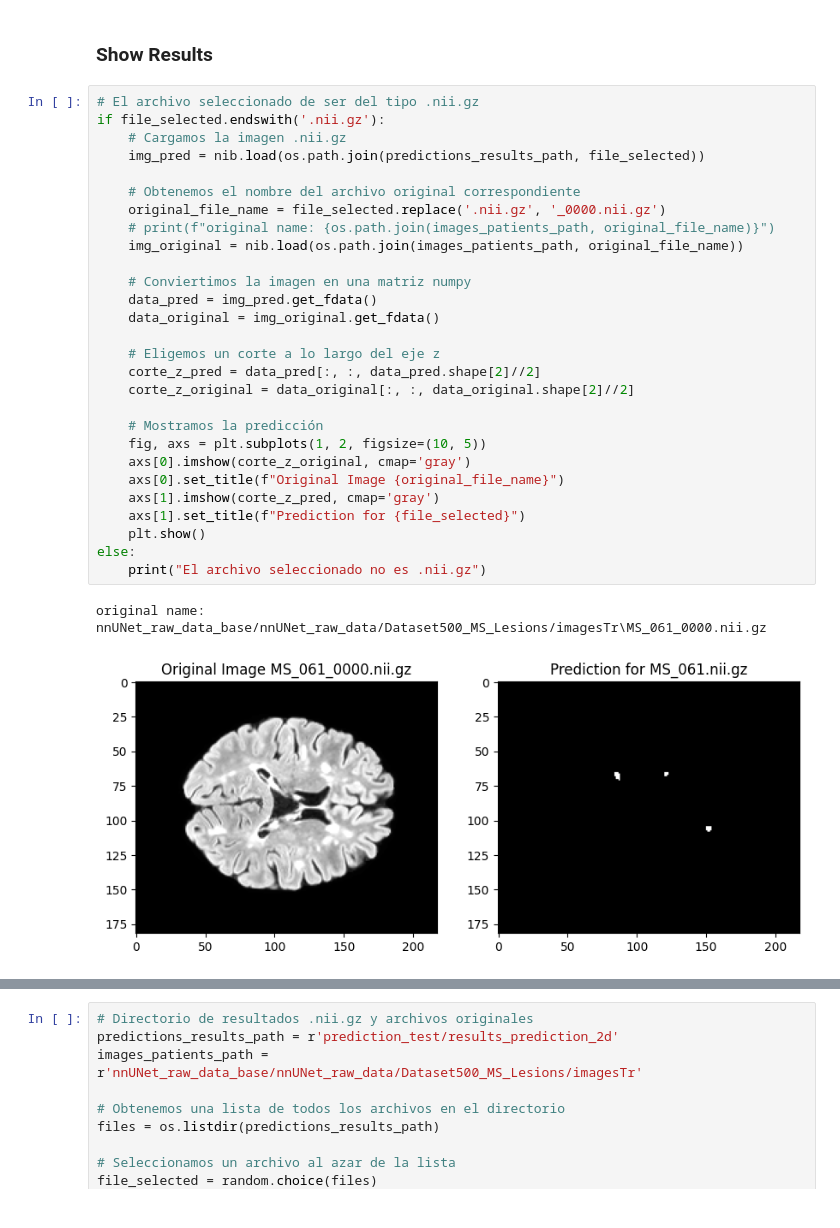
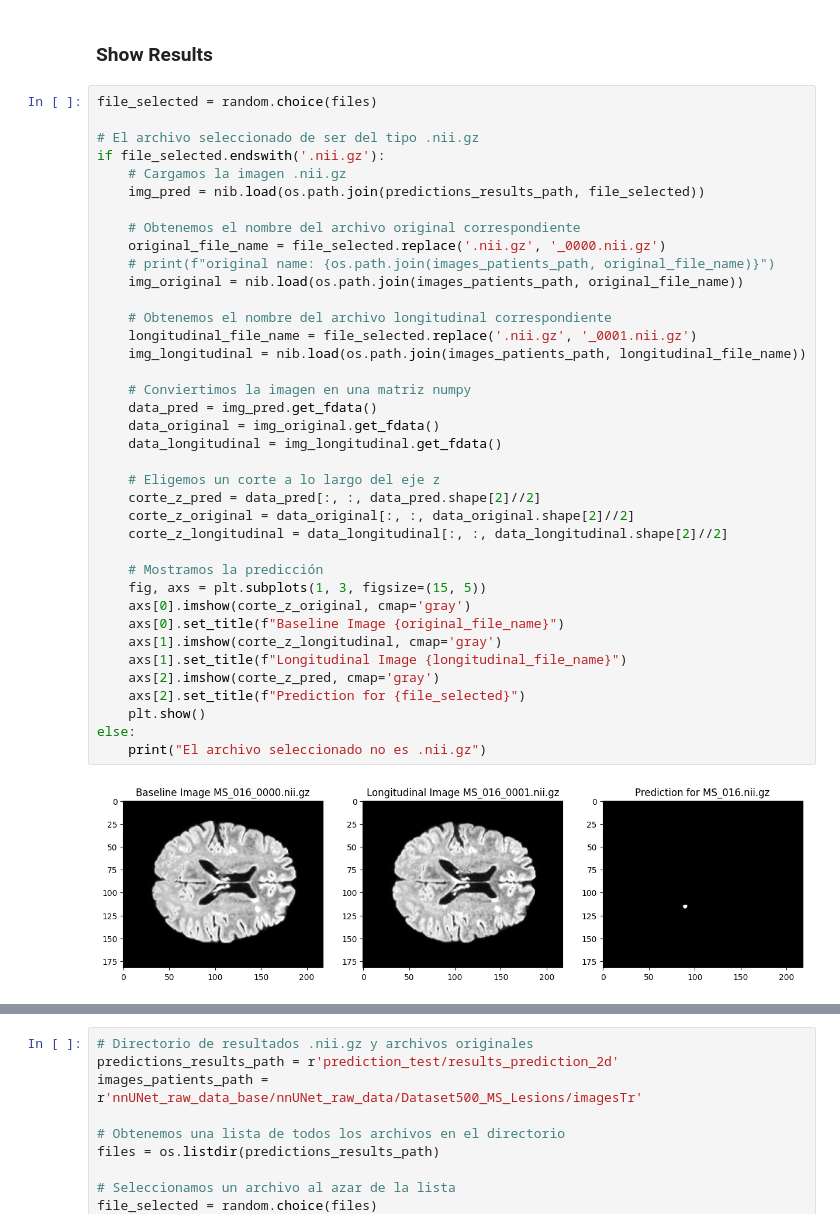
Before and after one commit to jerreyesP/MS_Segmentation_nnUNet, a Jupyter notebook: Results_Notebook.ipynb, the cells around one changed output, grey strips where cells are left out. Drawn from its saved outputs; the diff is of its cells as text.

Commit message:
Updated code for visualize the results

```diff
--- a/Results_Notebook.ipynb
+++ b/Results_Notebook.ipynb
@@ -25,33 +25,42 @@ El archivo seleccionado es: MS_061.nii.gz
 # %% [markdown]
 ### Show Results
 # %%
+file_selected = random.choice(files)
+
 # El archivo seleccionado de ser del tipo .nii.gz
 if file_selected.endswith('.nii.gz'):
     # Cargamos la imagen .nii.gz
     img_pred = nib.load(os.path.join(predictions_results_path, file_selected))
 
     # Obtenemos el nombre del archivo original correspondiente
     original_file_name = file_selected.replace('.nii.gz', '_0000.nii.gz')
     # print(f"original name: {os.path.join(images_patients_path, original_file_name)}")
     img_original = nib.load(os.path.join(images_patients_path, original_file_name))
 
+    # Obtenemos el nombre del archivo longitudinal correspondiente
+    longitudinal_file_name = file_selected.replace('.nii.gz', '_0001.nii.gz')
+    img_longitudinal = nib.load(os.path.join(images_patients_path, longitudinal_file_name))
+
     # Conviertimos la imagen en una matriz numpy
     data_pred = img_pred.get_fdata()
     data_original = img_original.get_fdata()
+    data_longitudinal = img_longitudinal.get_fdata()
 
     # Eligemos un corte a lo largo del eje z
     corte_z_pred = data_pred[:, :, data_pred.shape[2]//2]
     corte_z_original = data_original[:, :, data_original.shape[2]//2]
+    corte_z_longitudinal = data_longitudinal[:, :, data_longitudinal.shape[2]//2]
 
     # Mostramos la predicción
-    fig, axs = plt.subplots(1, 2, figsize=(10, 5))
+    fig, axs = plt.subplots(1, 3, figsize=(15, 5))
     axs[0].imshow(corte_z_original, cmap='gray')
-    axs[0].set_title(f"Original Image {original_file_name}")
-    axs[1].imshow(corte_z_pred, cmap='gray')
-    axs[1].set_title(f"Prediction for {file_selected}")
+    axs[0].set_title(f"Baseline Image {original_file_name}")
+    axs[1].imshow(corte_z_longitudinal, cmap='gray')
+    axs[1].set_title(f"Longitudinal Image {longitudinal_file_name}")
+    axs[2].imshow(corte_z_pred, cmap='gray')
+    axs[2].set_title(f"Prediction for {file_selected}")
     plt.show()
 else:
     print("El archivo seleccionado no es .nii.gz")
 # %% [output]
-original name: nnUNet_raw_data_base/nnUNet_raw_data/Dataset500_MS_Lesions/imagesTr\MS_061_0000.nii.gz
-[figure, old version]
+[figure, new version]
```
Also changed, not shown: parts of 6 cells of this notebook.
